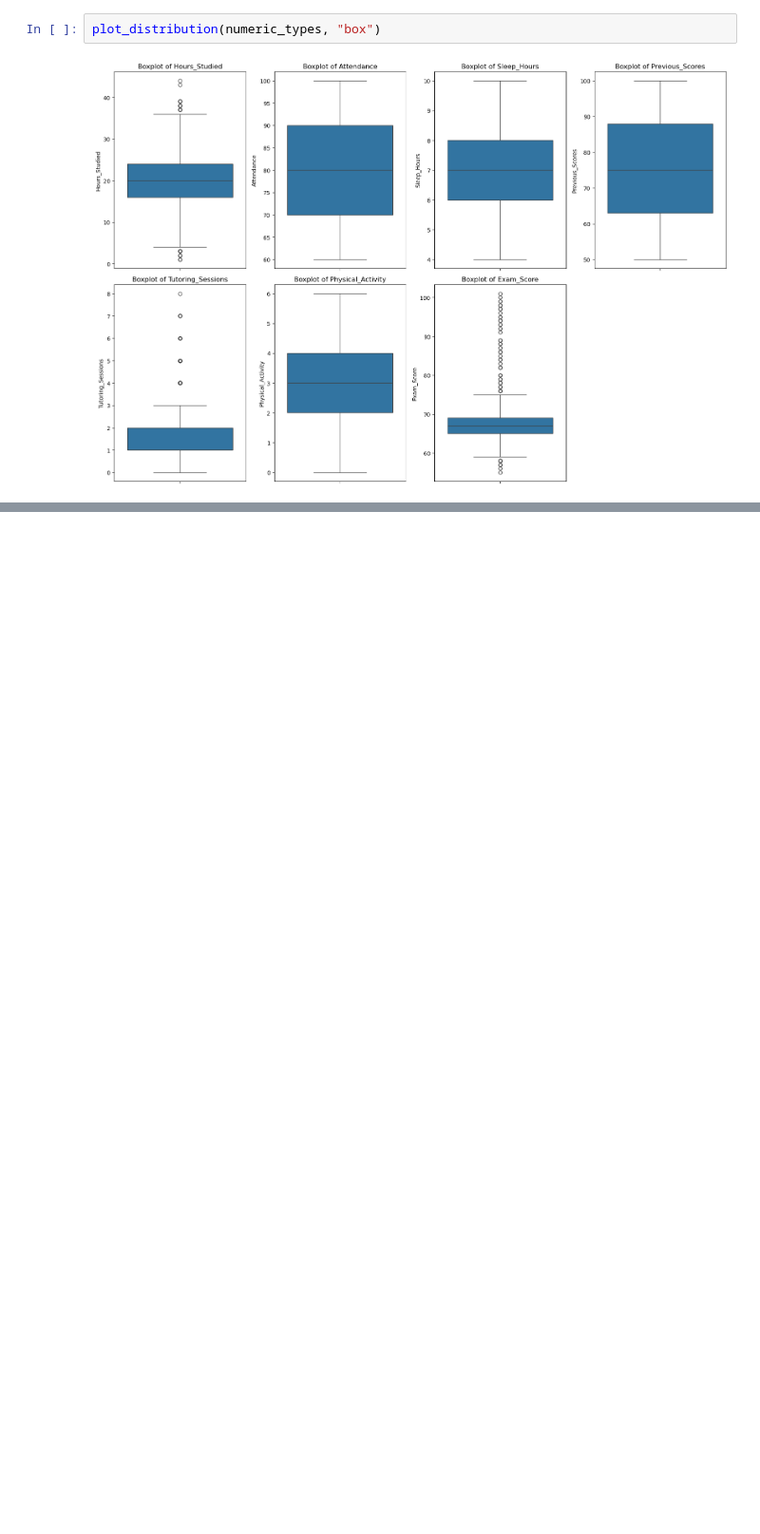
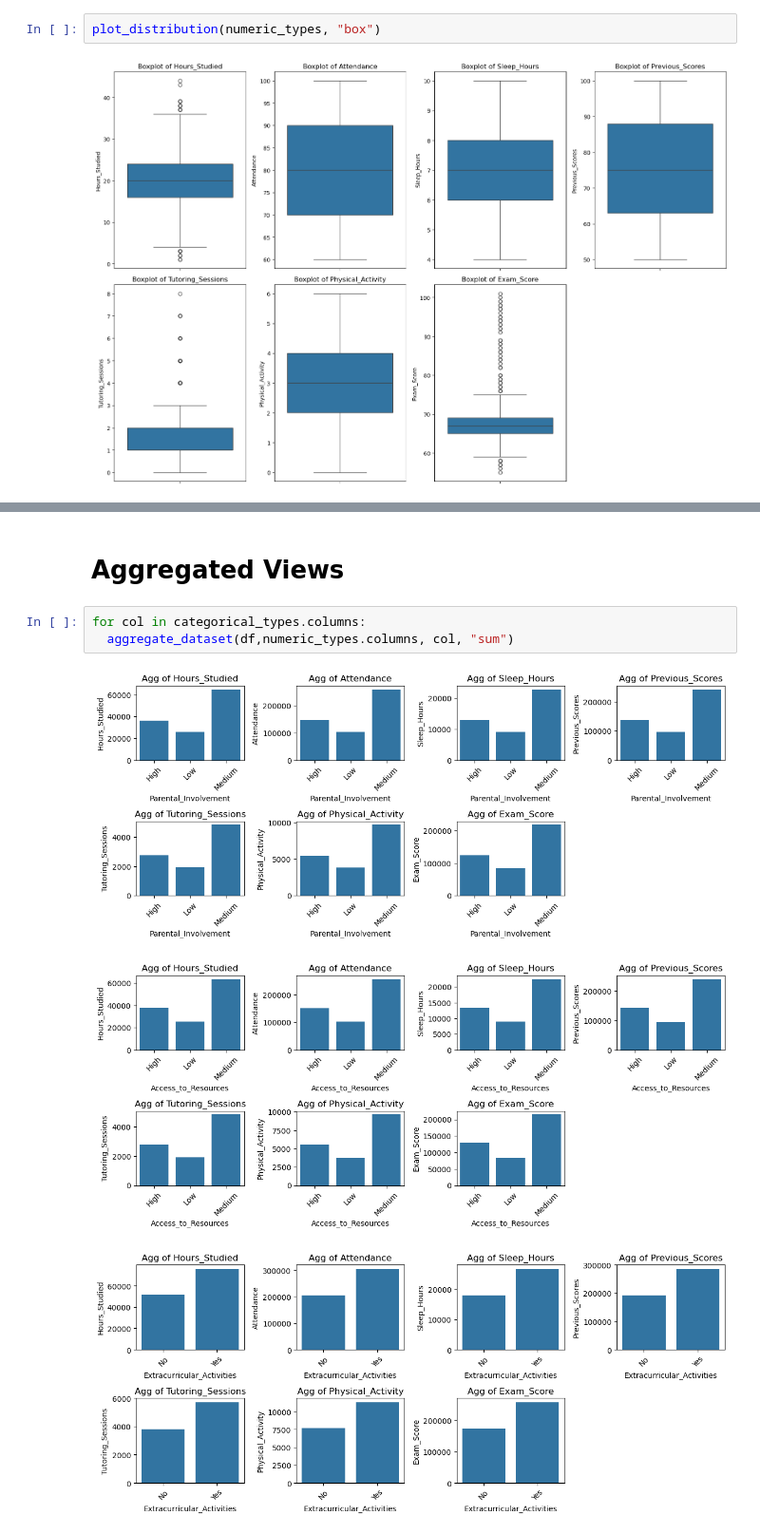
Before and after one commit to MaukanMir/Student-Performance-Figures-Analysis, a Jupyter notebook: training.ipynb, the cells around one changed output, grey strips where cells are left out. Shown at 95% size. Drawn from its saved outputs; the diff is of its cells as text; blank space fills up the shorter version.

```diff
--- a/training.ipynb
+++ b/training.ipynb
@@ -193,0 +240,9 @@ plot_distribution(numeric_types, "box")
+# %% [markdown]
+# Aggregated Views
+# %%
+for col in categorical_types.columns:
+  aggregate_dataset(df,numeric_types.columns, col, "sum")
+# %% [output]
+[figure, added]
+[figure, added]
+[figure, added]
```
Also changed, not shown: parts of 4 cells of this notebook.
